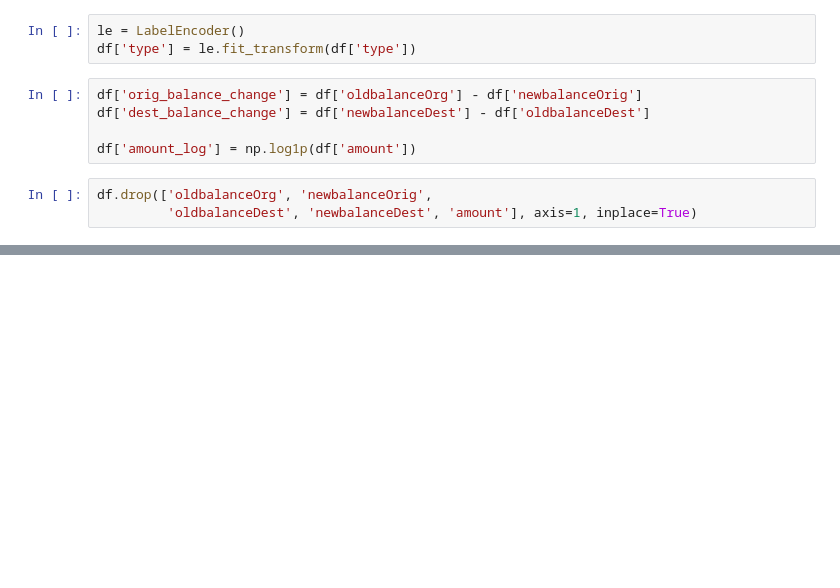
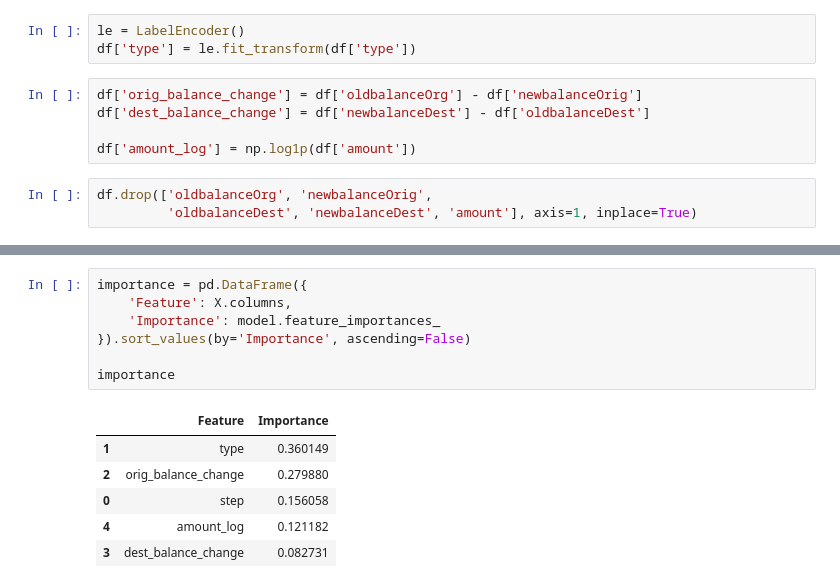
Before and after one commit to jawadshaik73/Contact-Form-and-Validate-Inputs, a Jupyter notebook: chapter_appendix-tools-for-deep-learning/jupyter.ipynb, the cells around one changed output, grey strips where cells are left out. Saved outputs shown, nothing was run; the diff lists cells and outputs as text; blank space fills up the shorter version.

```diff
--- a/chapter_appendix-tools-for-deep-learning/jupyter.ipynb
+++ b/chapter_appendix-tools-for-deep-learning/jupyter.ipynb
@@ -62,0 +142,14 @@ ValueError: Input y contains NaN.
+# %%
+importance = pd.DataFrame({
+    'Feature': X.columns,
+    'Importance': model.feature_importances_
+}).sort_values(by='Importance', ascending=False)
+
+importance
+# %% [output]
+|  | Feature | Importance |
+| 1 | type | 0.360149 |
+| 2 | orig_balance_change | 0.279880 |
+| 0 | step | 0.156058 |
+| 4 | amount_log | 0.121182 |
+| 3 | dest_balance_change | 0.082731 |
```
Also changed, not shown: parts of 11 cells of this notebook.
